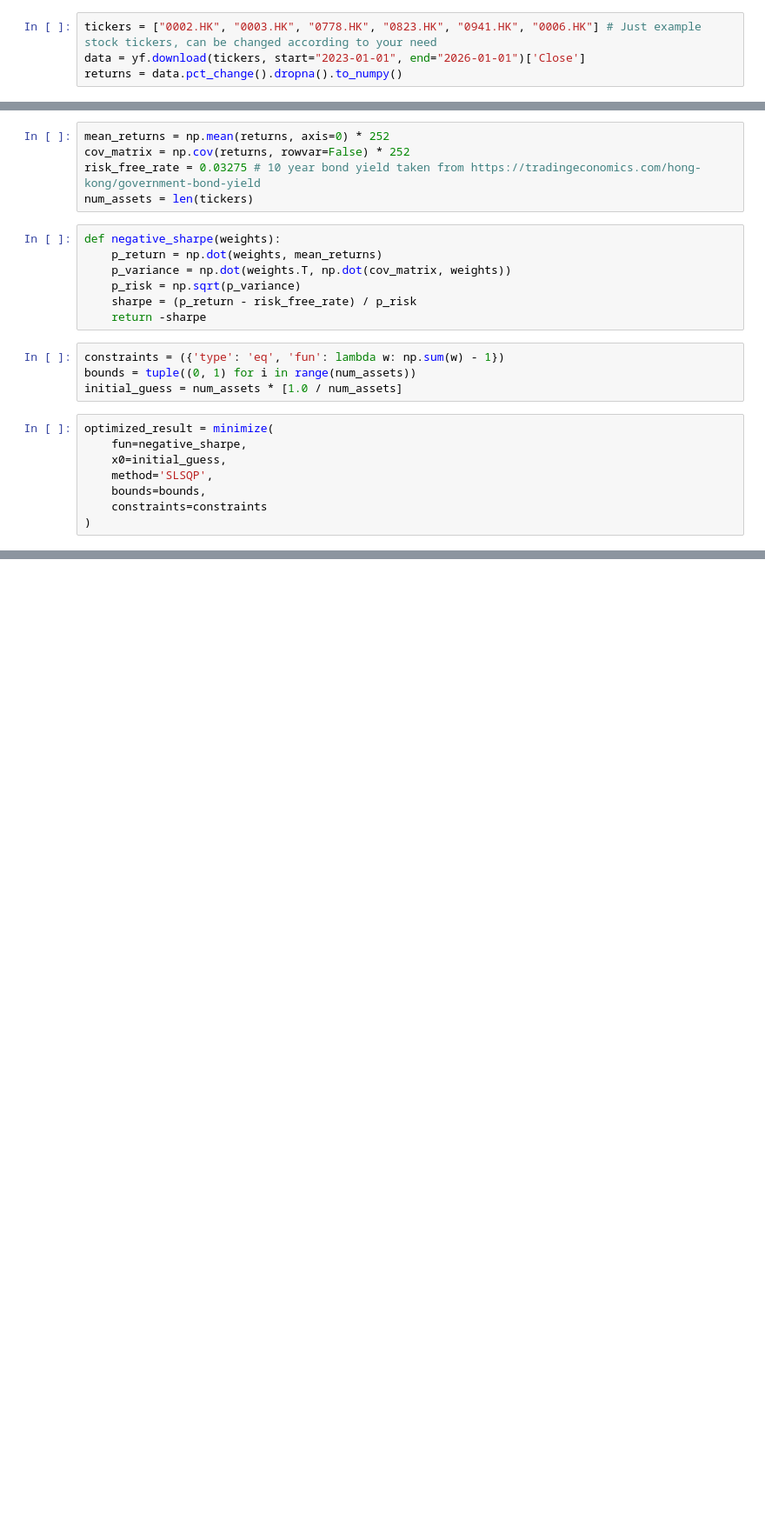
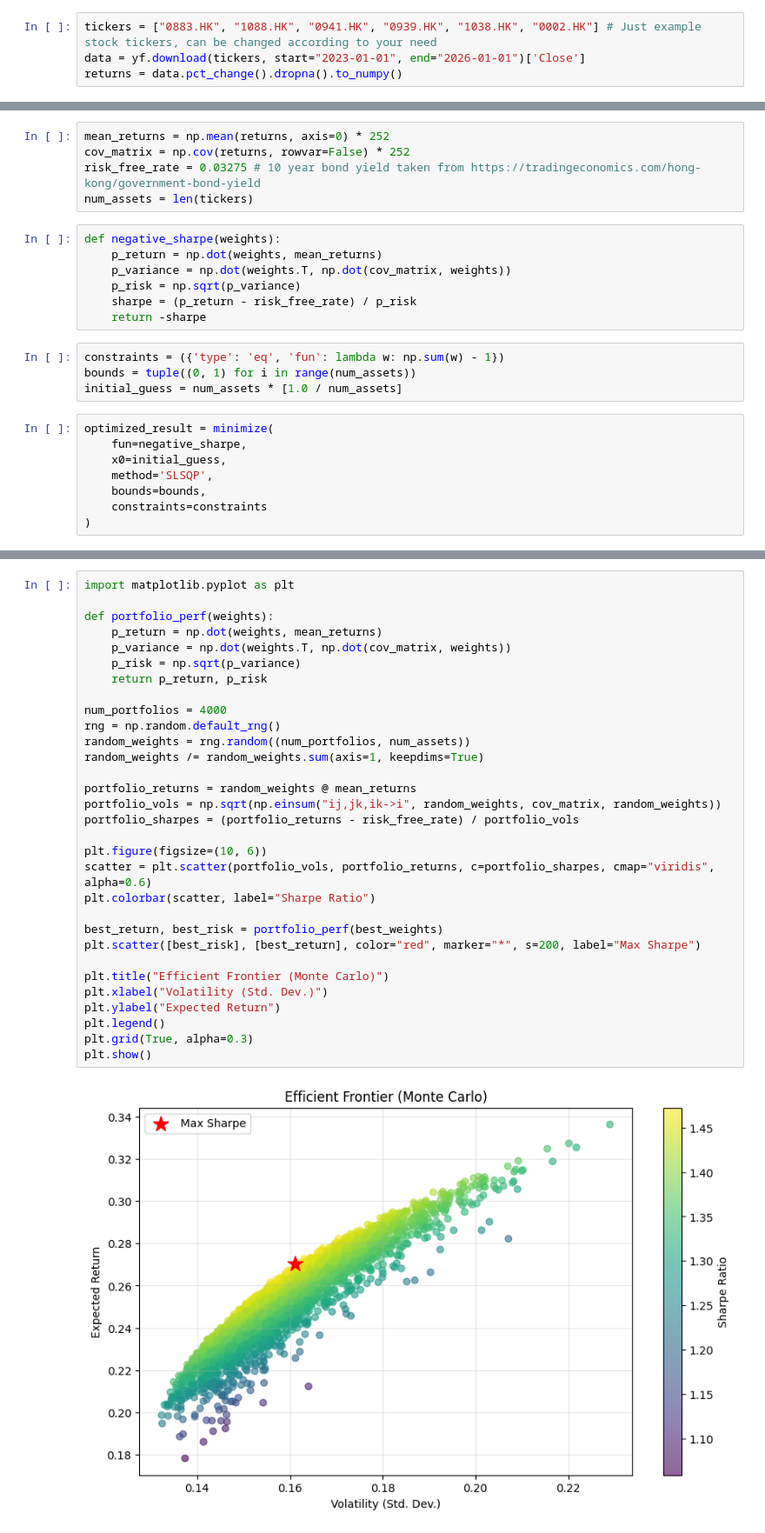
Before and after one commit to diveshbuxani/portfolio-optimization, a Jupyter notebook: optimization.ipynb, the cells around one changed output, grey strips where cells are left out. Shown at 87% size. Cells and saved outputs as stored; diff of their text form; blank space fills up the shorter version.

Commit message:
feat: add efficient frontier visualization using matplotlib

```diff
--- a/optimization.ipynb
+++ b/optimization.ipynb
@@ -4,7 +6,7 @@ import pandas as pd
 import yfinance as yf
 from scipy.optimize import minimize
 # %%
-tickers = ["0002.HK", "0003.HK", "0778.HK", "0823.HK", "0941.HK", "0006.HK"] # Just example stock tickers, can be changed according to your need
+tickers = ["0883.HK", "1088.HK", "0941.HK", "0939.HK", "1038.HK", "0002.HK"] # Just example stock tickers, can be changed according to your need
 data = yf.download(tickers, start="2023-01-01", end="2026-01-01")['Close']
 returns = data.pct_change().dropna().to_numpy()
 # %% [output]
@@ -52,0 +58,33 @@ Maximized Sharpe Ratio: 1.2549
+# %%
+import matplotlib.pyplot as plt
+
+def portfolio_perf(weights):
+    p_return = np.dot(weights, mean_returns)
+    p_variance = np.dot(weights.T, np.dot(cov_matrix, weights))
+    p_risk = np.sqrt(p_variance)
+    return p_return, p_risk
+
+num_portfolios = 4000
+rng = np.random.default_rng()
+random_weights = rng.random((num_portfolios, num_assets))
+random_weights /= random_weights.sum(axis=1, keepdims=True)
+
+portfolio_returns = random_weights @ mean_returns
+portfolio_vols = np.sqrt(np.einsum("ij,jk,ik->i", random_weights, cov_matrix, random_weights))
+portfolio_sharpes = (portfolio_returns - risk_free_rate) / portfolio_vols
+
+plt.figure(figsize=(10, 6))
+scatter = plt.scatter(portfolio_vols, portfolio_returns, c=portfolio_sharpes, cmap="viridis", alpha=0.6)
+plt.colorbar(scatter, label="Sharpe Ratio")
+
+best_return, best_risk = portfolio_perf(best_weights)
+plt.scatter([best_risk], [best_return], color="red", marker="*", s=200, label="Max Sharpe")
+
+plt.title("Efficient Frontier (Monte Carlo)")
+plt.xlabel("Volatility (Std. Dev.)")
+plt.ylabel("Expected Return")
+plt.legend()
+plt.grid(True, alpha=0.3)
+plt.show()
+# %% [output]
+[figure, added]
```
Also changed, not shown: parts of 3 cells of this notebook.
